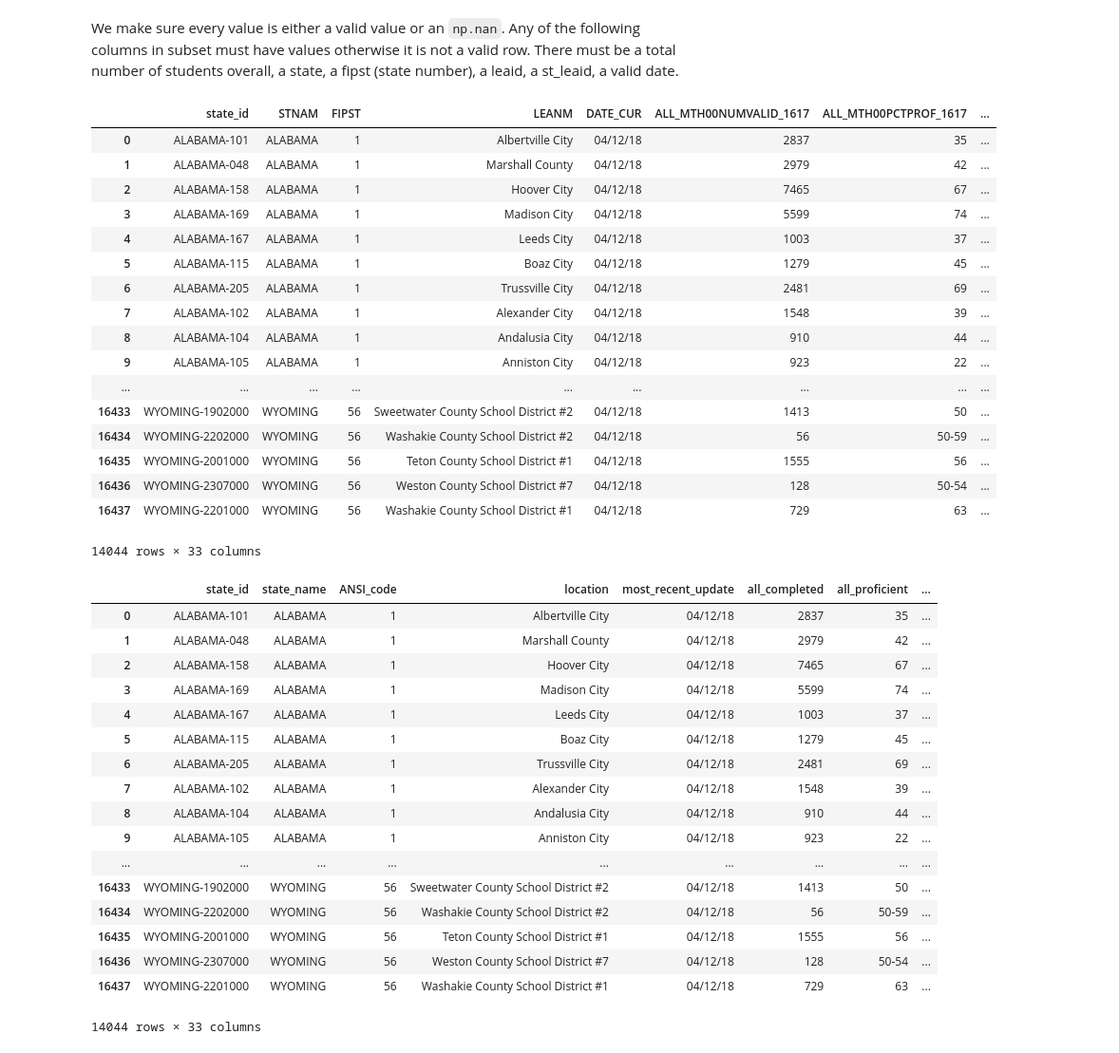
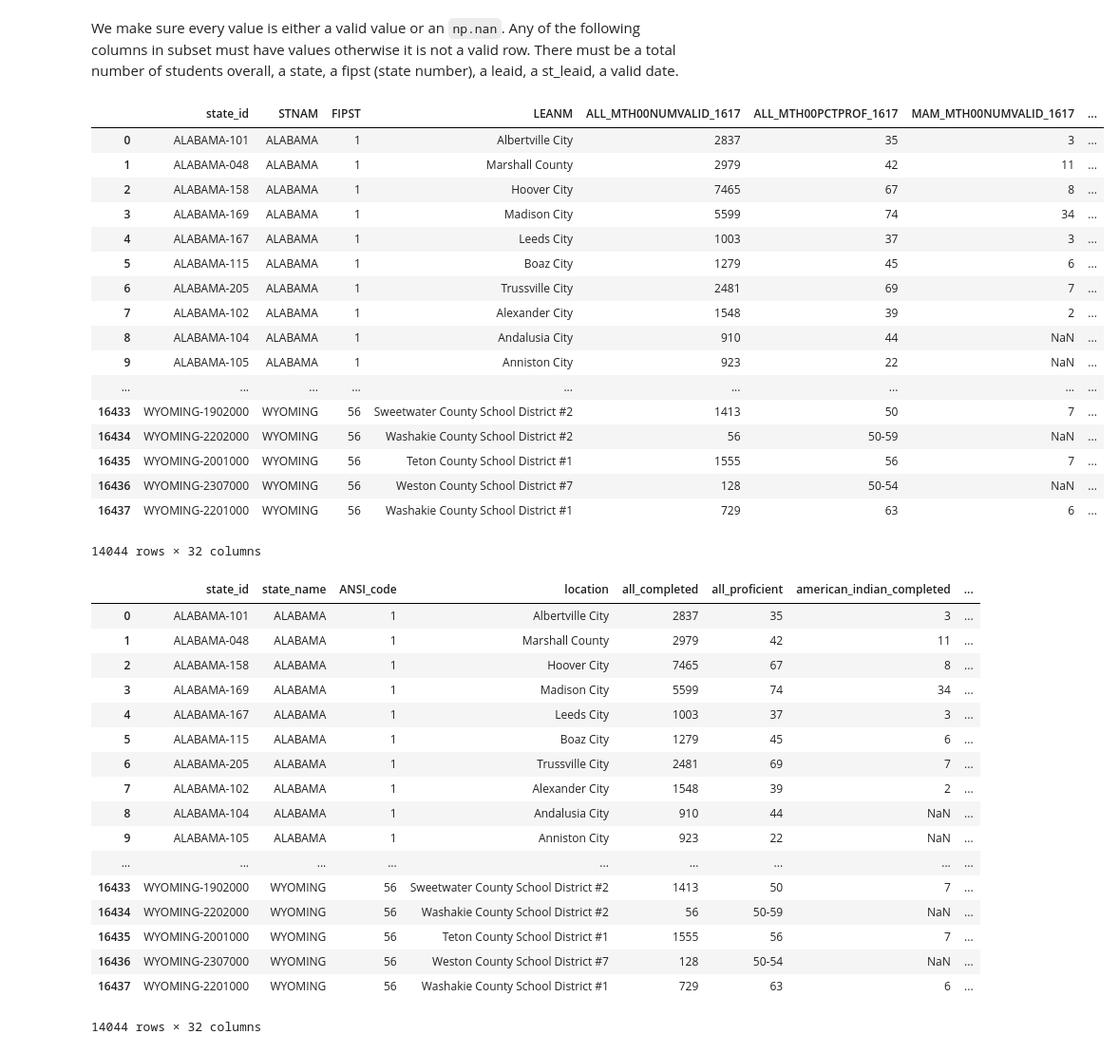
Before and after one commit to kannanfire/kannanfire.github.io, a Jupyter notebook: final_project.ipynb, the cells around one changed output. Shown: that part at 95% size. Drawn from its saved outputs; the diff is of its cells as text; code cells hidden in the pictures.

```diff
--- a/final_project.ipynb
+++ b/final_project.ipynb
@@ -35,47 +34,46 @@
 # %%
 dt = df.copy()
 
 arr = dt.apply(lambda e : (e.STNAM + e.ST_LEAID[2:]), axis=1)
 dt = dt.assign(state_id=arr)
 dt = dt.replace('NaN', np.nan)
 dt = dt.replace('PS', np.nan)
 # dt = dt.replace({'LE': '<=', 'GE': '>=', 'GT': '>', 'LT': '<', '\.': np.nan, 'n/a': np.nan}, regex=True)
 dt = dt.replace({'LE': np.nan, 'GE\d': np.nan, 'GT\d': np.nan, 'LT\d': np.nan, '\.': np.nan, 'n/a': np.nan}, regex=True)
 dt = dt.dropna(subset=['STNAM', 'LEANM', 'FIPST', 'LEAID', 'ST_LEAID', 'DATE_CUR', 'ALL_MTH00NUMVALID_1617', 'ALL_MTH00PCTPROF_1617'])
 
 # dt = dt.drop('STNAM', 1)
 # dt = dt.drop('FIPST', 1)
 dt = dt.drop('LEAID', 1)
 dt = dt.drop('ST_LEAID', 1)
 
 
 mid = dt['state_id']
 dt.drop(labels=['state_id'], axis=1,inplace = True)
 dt.insert(0, 'state_id', mid)
 
-dt['DATE_CUR'] = dt['DATE_CUR'].apply(lambda e : datetime.datetime.strptime(e, '%d-%b-%y'))
-dt['DATE_CUR'] = dt['DATE_CUR'].apply(lambda e : datetime.datetime.strftime(e, '%m/%d/%y'))
+dt = dt.drop('DATE_CUR', 1)
 
 dt
 # %% [output]
-|  | state_id | STNAM | FIPST | LEANM | DATE_CUR | ALL_MTH00NUMVALID_1617 | ALL_MTH00PCTPROF_1617 | ... |
-| 0 | ALABAMA-101 | ALABAMA | 1 | Albertville City | 04/12/18 | 2837 | 35 | ... |
-| 1 | ALABAMA-048 | ALABAMA | 1 | Marshall County | 04/12/18 | 2979 | 42 | ... |
-| 2 | ALABAMA-158 | ALABAMA | 1 | Hoover City | 04/12/18 | 7465 | 67 | ... |
-| 3 | ALABAMA-169 | ALABAMA | 1 | Madison City | 04/12/18 | 5599 | 74 | ... |
-| 4 | ALABAMA-167 | ALABAMA | 1 | Leeds City | 04/12/18 | 1003 | 37 | ... |
-| 5 | ALABAMA-115 | ALABAMA | 1 | Boaz City | 04/12/18 | 1279 | 45 | ... |
-| 6 | ALABAMA-205 | ALABAMA | 1 | Trussville City | 04/12/18 | 2481 | 69 | ... |
-| 7 | ALABAMA-102 | ALABAMA | 1 | Alexander City | 04/12/18 | 1548 | 39 | ... |
-| 8 | ALABAMA-104 | ALABAMA | 1 | Andalusia City | 04/12/18 | 910 | 44 | ... |
-| 9 | ALABAMA-105 | ALABAMA | 1 | Anniston City | 04/12/18 | 923 | 22 | ... |
+|  | state_id | STNAM | FIPST | LEANM | ALL_MTH00NUMVALID_1617 | ALL_MTH00PCTPROF_1617 | MAM_MTH00NUMVALID_1617 | ... |
+| 0 | ALABAMA-101 | ALABAMA | 1 | Albertville City | 2837 | 35 | 3 | ... |
+| 1 | ALABAMA-048 | ALABAMA | 1 | Marshall County | 2979 | 42 | 11 | ... |
+| 2 | ALABAMA-158 | ALABAMA | 1 | Hoover City | 7465 | 67 | 8 | ... |
+| 3 | ALABAMA-169 | ALABAMA | 1 | Madison City | 5599 | 74 | 34 | ... |
+| 4 | ALABAMA-167 | ALABAMA | 1 | Leeds City | 1003 | 37 | 3 | ... |
+| 5 | ALABAMA-115 | ALABAMA | 1 | Boaz City | 1279 | 45 | 6 | ... |
+| 6 | ALABAMA-205 | ALABAMA | 1 | Trussville City | 2481 | 69 | 7 | ... |
+| 7 | ALABAMA-102 | ALABAMA | 1 | Alexander City | 1548 | 39 | 2 | ... |
+| 8 | ALABAMA-104 | ALABAMA | 1 | Andalusia City | 910 | 44 | NaN | ... |
+| 9 | ALABAMA-105 | ALABAMA | 1 | Anniston City | 923 | 22 | NaN | ... |
 | ... | ... | ... | ... | ... | ... | ... | ... | ... |
-| 16433 | WYOMING-1902000 | WYOMING | 56 | Sweetwater County School District #2 | 04/12/18 | 1413 | 50 | ... |
-| 16434 | WYOMING-2202000 | WYOMING | 56 | Washakie County School District #2 | 04/12/18 | 56 | 50-59 | ... |
-| 16435 | WYOMING-2001000 | WYOMING | 56 | Teton County School District #1 | 04/12/18 | 1555 | 56 | ... |
-| 16436 | WYOMING-2307000 | WYOMING | 56 | Weston County School District #7 | 04/12/18 | 128 | 50-54 | ... |
-| 16437 | WYOMING-2201000 | WYOMING | 56 | Washakie County School District #1 | 04/12/18 | 729 | 63 | ... |
+| 16433 | WYOMING-1902000 | WYOMING | 56 | Sweetwater County School District #2 | 1413 | 50 | 7 | ... |
+| 16434 | WYOMING-2202000 | WYOMING | 56 | Washakie County School District #2 | 56 | 50-59 | NaN | ... |
+| 16435 | WYOMING-2001000 | WYOMING | 56 | Teton County School District #1 | 1555 | 56 | 7 | ... |
+| 16436 | WYOMING-2307000 | WYOMING | 56 | Weston County School District #7 | 128 | 50-54 | NaN | ... |
+| 16437 | WYOMING-2201000 | WYOMING | 56 | Washakie County School District #1 | 729 | 63 | 6 | ... |
-14044 rows × 33 columns
+14044 rows × 32 columns
 # %%
 df1 = dt.copy()
 
@@ -120,24 +118,24 @@ df1.rename(inplace=True,columns=names)
 
 df1
 # %% [output]
-|  | state_id | state_name | ANSI_code | location | most_recent_update | all_completed | all_proficient | ... |
-| 0 | ALABAMA-101 | ALABAMA | 1 | Albertville City | 04/12/18 | 2837 | 35 | ... |
-| 1 | ALABAMA-048 | ALABAMA | 1 | Marshall County | 04/12/18 | 2979 | 42 | ... |
-| 2 | ALABAMA-158 | ALABAMA | 1 | Hoover City | 04/12/18 | 7465 | 67 | ... |
-| 3 | ALABAMA-169 | ALABAMA | 1 | Madison City | 04/12/18 | 5599 | 74 | ... |
-| 4 | ALABAMA-167 | ALABAMA | 1 | Leeds City | 04/12/18 | 1003 | 37 | ... |
-| 5 | ALABAMA-115 | ALABAMA | 1 | Boaz City | 04/12/18 | 1279 | 45 | ... |
-| 6 | ALABAMA-205 | ALABAMA | 1 | Trussville City | 04/12/18 | 2481 | 69 | ... |
-| 7 | ALABAMA-102 | ALABAMA | 1 | Alexander City | 04/12/18 | 1548 | 39 | ... |
-| 8 | ALABAMA-104 | ALABAMA | 1 | Andalusia City | 04/12/18 | 910 | 44 | ... |
-| 9 | ALABAMA-105 | ALABAMA | 1 | Anniston City | 04/12/18 | 923 | 22 | ... |
+|  | state_id | state_name | ANSI_code | location | all_completed | all_proficient | american_indian_completed | ... |
+| 0 | ALABAMA-101 | ALABAMA | 1 | Albertville City | 2837 | 35 | 3 | ... |
+| 1 | ALABAMA-048 | ALABAMA | 1 | Marshall County | 2979 | 42 | 11 | ... |
+| 2 | ALABAMA-158 | ALABAMA | 1 | Hoover City | 7465 | 67 | 8 | ... |
+| 3 | ALABAMA-169 | ALABAMA | 1 | Madison City | 5599 | 74 | 34 | ... |
+| 4 | ALABAMA-167 | ALABAMA | 1 | Leeds City | 1003 | 37 | 3 | ... |
+| 5 | ALABAMA-115 | ALABAMA | 1 | Boaz City | 1279 | 45 | 6 | ... |
+| 6 | ALABAMA-205 | ALABAMA | 1 | Trussville City | 2481 | 69 | 7 | ... |
+| 7 | ALABAMA-102 | ALABAMA | 1 | Alexander City | 1548 | 39 | 2 | ... |
+| 8 | ALABAMA-104 | ALABAMA | 1 | Andalusia City | 910 | 44 | NaN | ... |
+| 9 | ALABAMA-105 | ALABAMA | 1 | Anniston City | 923 | 22 | NaN | ... |
 | ... | ... | ... | ... | ... | ... | ... | ... | ... |
-| 16433 | WYOMING-1902000 | WYOMING | 56 | Sweetwater County School District #2 | 04/12/18 | 1413 | 50 | ... |
-| 16434 | WYOMING-2202000 | WYOMING | 56 | Washakie County School District #2 | 04/12/18 | 56 | 50-59 | ... |
-| 16435 | WYOMING-2001000 | WYOMING | 56 | Teton County School District #1 | 04/12/18 | 1555 | 56 | ... |
-| 16436 | WYOMING-2307000 | WYOMING | 56 | Weston County School District #7 | 04/12/18 | 128 | 50-54 | ... |
-| 16437 | WYOMING-2201000 | WYOMING | 56 | Washakie County School District #1 | 04/12/18 | 729 | 63 | ... |
+| 16433 | WYOMING-1902000 | WYOMING | 56 | Sweetwater County School District #2 | 1413 | 50 | 7 | ... |
+| 16434 | WYOMING-2202000 | WYOMING | 56 | Washakie County School District #2 | 56 | 50-59 | NaN | ... |
+| 16435 | WYOMING-2001000 | WYOMING | 56 | Teton County School District #1 | 1555 | 56 | 7 | ... |
+| 16436 | WYOMING-2307000 | WYOMING | 56 | Weston County School District #7 | 128 | 50-54 | NaN | ... |
+| 16437 | WYOMING-2201000 | WYOMING | 56 | Washakie County School District #1 | 729 | 63 | 6 | ... |
-14044 rows × 33 columns
+14044 rows × 32 columns
 # %%
 df2 = df1.copy()
 
```
Also changed, not shown: parts of 2 cells of this notebook.
